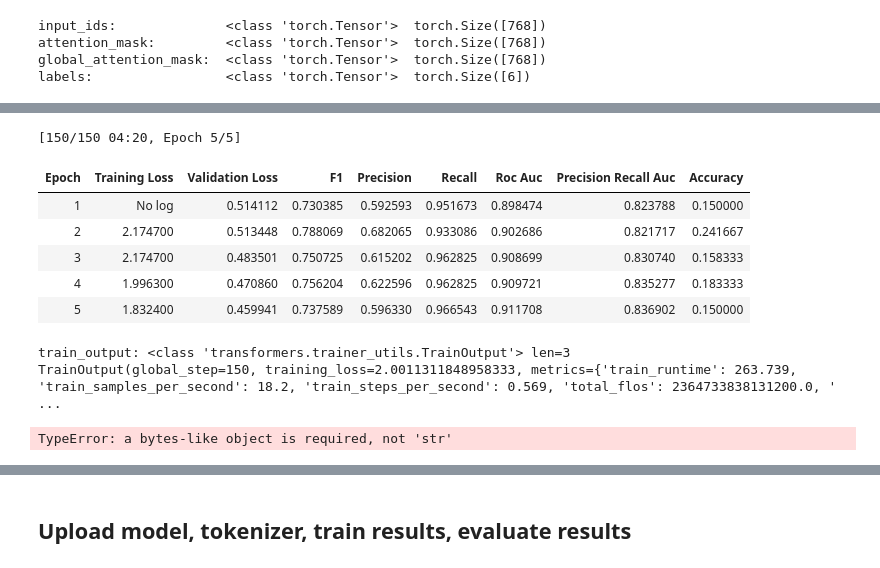
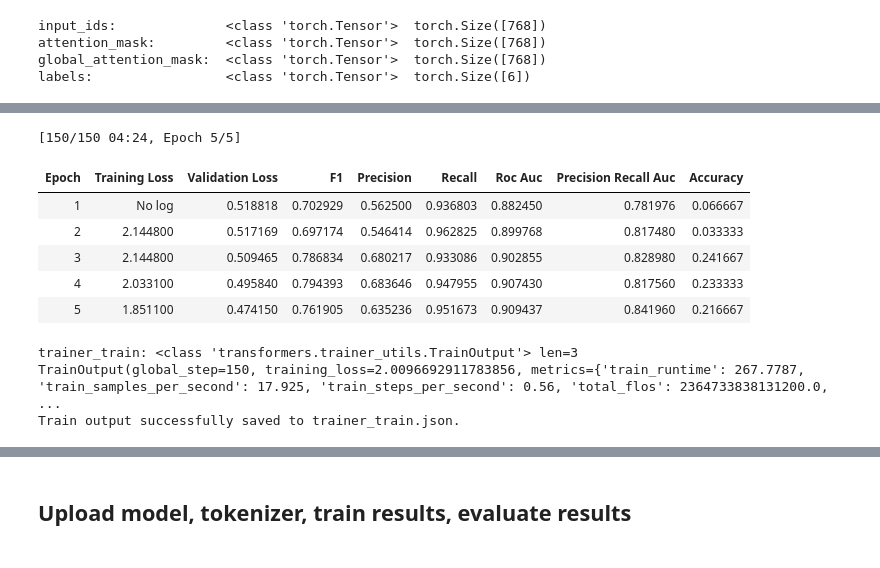
Before and after one commit to claudelepere/ML_GitHub, a Jupyter notebook: Longformer_11_1200_32_768_weighted_loss_function_02_2e_5.ipynb, the cells around one changed output, grey strips where cells are left out. Drawn from its saved outputs; the diff is of its cells as text; code cells hidden in the pictures.

Commit message:
complete refactoring of train/validation/test results and uploading to HF Hub

```diff
--- a/Longformer_11_1200_32_768_weighted_loss_function_02_2e_5.ipynb
+++ b/Longformer_11_1200_32_768_weighted_loss_function_02_2e_5.ipynb
@@ -740,23 +763,23 @@ trainer = CustomTrainer(
 # %%
 # Train
 
-train_output = trainer.train()
-print(f"train_output: {type(train_output)} len={len(train_output)}\n{train_output}")
+trainer_train = trainer.train()
+print(f"trainer_train: {type(trainer_train)} len={len(trainer_train)}\n{trainer_train}")
 
-file_path = "train_output.json"
+file_path = "trainer_train.json"
 with open(file_path, "w") as f:
-  json.dump(train_output, f)
-print("Train output successfully saved to {file_path}.")
+  json.dump(trainer_train, f)
+print(f"Train output successfully saved to {file_path}.")
 # %% [output]
-[150/150 04:20, Epoch 5/5]
+[150/150 04:24, Epoch 5/5]
 | Epoch | Training Loss | Validation Loss | F1 | Precision | Recall | Roc Auc | Precision Recall Auc | Accuracy |
-| 1 | No log | 0.514112 | 0.730385 | 0.592593 | 0.951673 | 0.898474 | 0.823788 | 0.150000 |
-| 2 | 2.174700 | 0.513448 | 0.788069 | 0.682065 | 0.933086 | 0.902686 | 0.821717 | 0.241667 |
-| 3 | 2.174700 | 0.483501 | 0.750725 | 0.615202 | 0.962825 | 0.908699 | 0.830740 | 0.158333 |
-| 4 | 1.996300 | 0.470860 | 0.756204 | 0.622596 | 0.962825 | 0.909721 | 0.835277 | 0.183333 |
-| 5 | 1.832400 | 0.459941 | 0.737589 | 0.596330 | 0.966543 | 0.911708 | 0.836902 | 0.150000 |
+| 1 | No log | 0.518818 | 0.702929 | 0.562500 | 0.936803 | 0.882450 | 0.781976 | 0.066667 |
+| 2 | 2.144800 | 0.517169 | 0.697174 | 0.546414 | 0.962825 | 0.899768 | 0.817480 | 0.033333 |
+| 3 | 2.144800 | 0.509465 | 0.786834 | 0.680217 | 0.933086 | 0.902855 | 0.828980 | 0.241667 |
+| 4 | 2.033100 | 0.495840 | 0.794393 | 0.683646 | 0.947955 | 0.907430 | 0.817560 | 0.233333 |
+| 5 | 1.851100 | 0.474150 | 0.761905 | 0.635236 | 0.951673 | 0.909437 | 0.841960 | 0.216667 |
-train_output: <class 'transformers.trainer_utils.TrainOutput'> len=3
-TrainOutput(global_step=150, training_loss=2.0011311848958333, metrics={'train_runtime': 263.739, 'train_samples_per_second': 18.2, 'train_steps_per_second': 0.569, 'total_flos': 2364733838131200.0, ' ...
+trainer_train: <class 'transformers.trainer_utils.TrainOutput'> len=3
+TrainOutput(global_step=150, training_loss=2.0096692911783856, metrics={'train_runtime': 267.7787, 'train_samples_per_second': 17.925, 'train_steps_per_second': 0.56, 'total_flos': 2364733838131200.0, ...
+Train output successfully saved to trainer_train.json.
-TypeError: a bytes-like object is required, not 'str'
 # %%
 print("Training successfully completed.")
```
Also changed, not shown: parts of 33 cells of this notebook.
